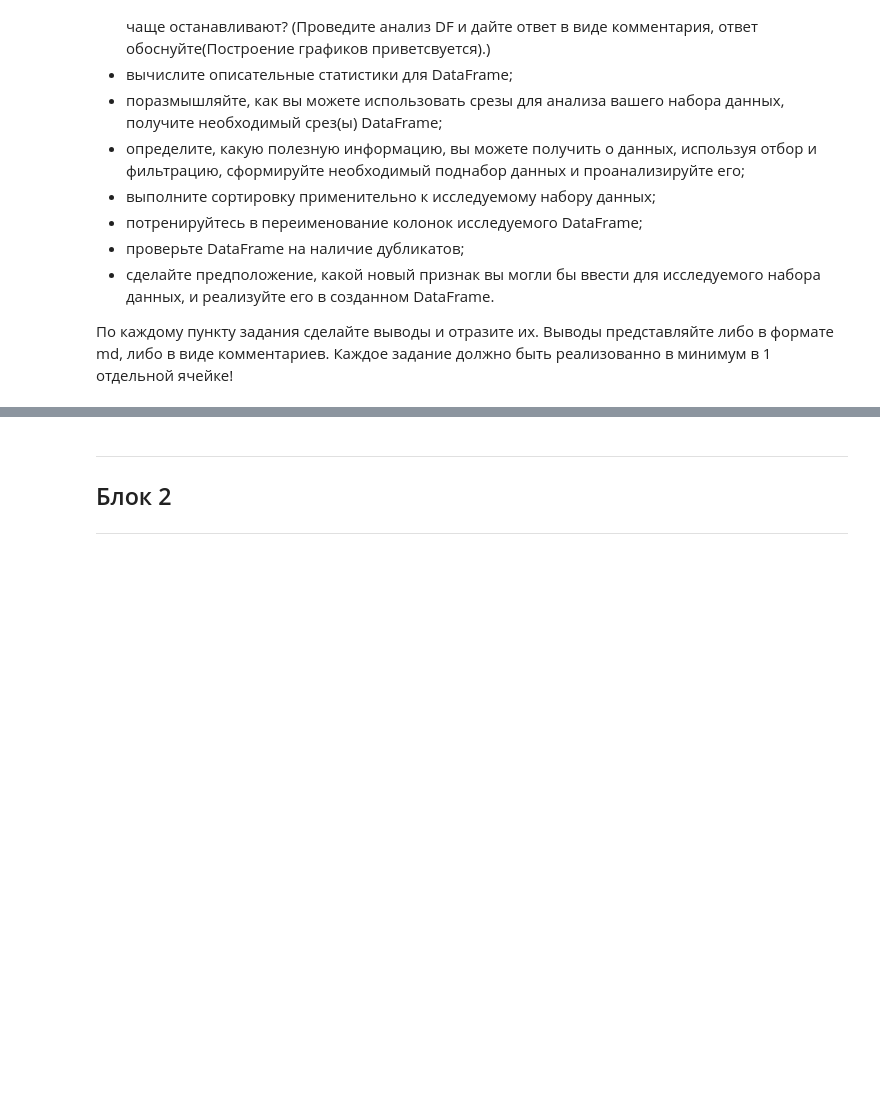
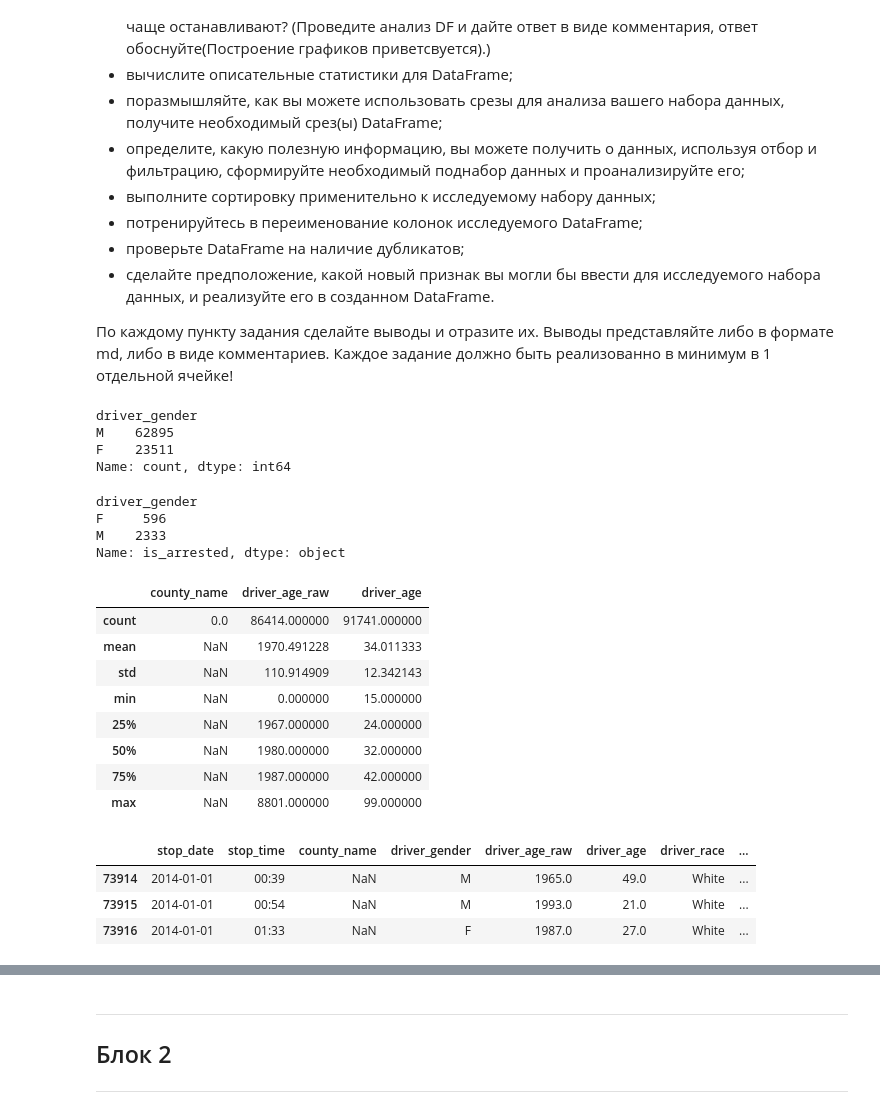
Before and after one commit to Jafarkor/ml_training, a Jupyter notebook: homeworks/HW_3_pandas.ipynb, the cells around one changed output, grey strips where cells are left out. Drawn from its saved outputs; the diff is of its cells as text; code cells hidden in the pictures; blank space fills up the shorter version.

```diff
--- a/homeworks/HW_3_pandas.ipynb
+++ b/homeworks/HW_3_pandas.ipynb
@@ -82,3 +113,42 @@ True
 - сделайте предположение, какой новый признак вы могли бы ввести для исследуемого набора данных, и реализуйте его в созданном DataFrame.
 
 По каждому пункту задания сделайте выводы и отразите их. Выводы представляйте либо в формате md, либо в виде комментариев. Каждое задание должно быть реализованно в минимум в 1 отдельной ячейке!
+# %%
+df['driver_gender'].value_counts()
+# мужчин практически в три раза больше
+# %% [output]
+driver_gender
+M    62895
+F    23511
+Name: count, dtype: int64
+# %%
+df.groupby('driver_gender')['is_arrested'].sum()
+
+# Всего записей о женщинах примерно в 3 раза меньше чем о мужчинах,
+# а арестованных (задержанных) в 4 раза меньше, что может говорит о предвзятости
+# %% [output]
+driver_gender
+F     596
+M    2333
+Name: is_arrested, dtype: object
+# %%
+df.describe()
+# %% [output]
+|  | county_name | driver_age_raw | driver_age |
+| count | 0.0 | 86414.000000 | 91741.000000 |
+| mean | NaN | 1970.491228 | 34.011333 |
+| std | NaN | 110.914909 | 12.342143 |
+| min | NaN | 0.000000 | 15.000000 |
+| 25% | NaN | 1967.000000 | 24.000000 |
+| 50% | NaN | 1980.000000 | 32.000000 |
+| 75% | NaN | 1987.000000 | 42.000000 |
+| max | NaN | 8801.000000 | 99.000000 |
+# %%
+# можно использовать срезы, чтобы получить данные по какому-то временному отрезку
+df_framed = df[df['stop_date'] > '2014-00-00']
+df_framed.head(3)
+# %% [output]
+|  | stop_date | stop_time | county_name | driver_gender | driver_age_raw | driver_age | driver_race | ... |
+| 73914 | 2014-01-01 | 00:39 | NaN | M | 1965.0 | 49.0 | White | ... |
+| 73915 | 2014-01-01 | 00:54 | NaN | M | 1993.0 | 21.0 | White | ... |
+| 73916 | 2014-01-01 | 01:33 | NaN | F | 1987.0 | 27.0 | White | ... |
```
Also changed, not shown: parts of 4 cells of this notebook.
